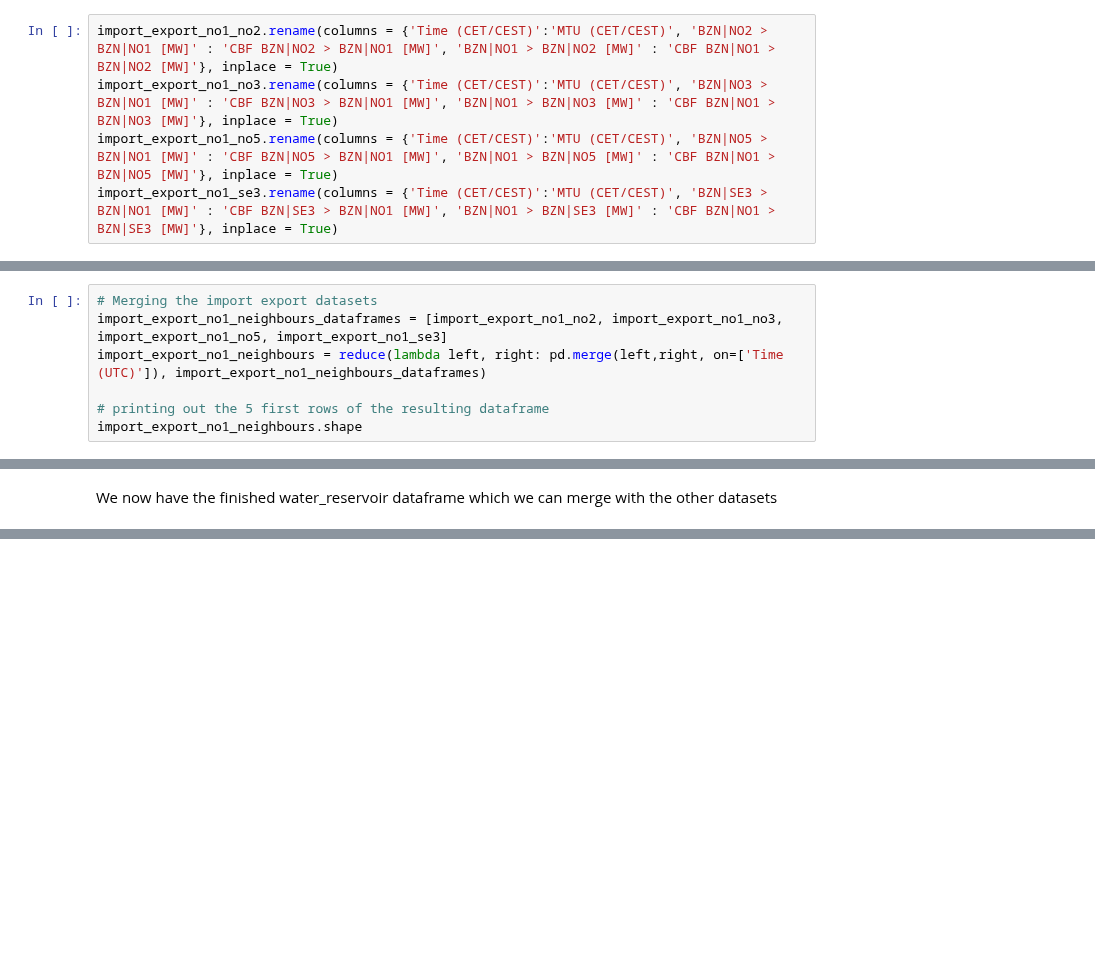
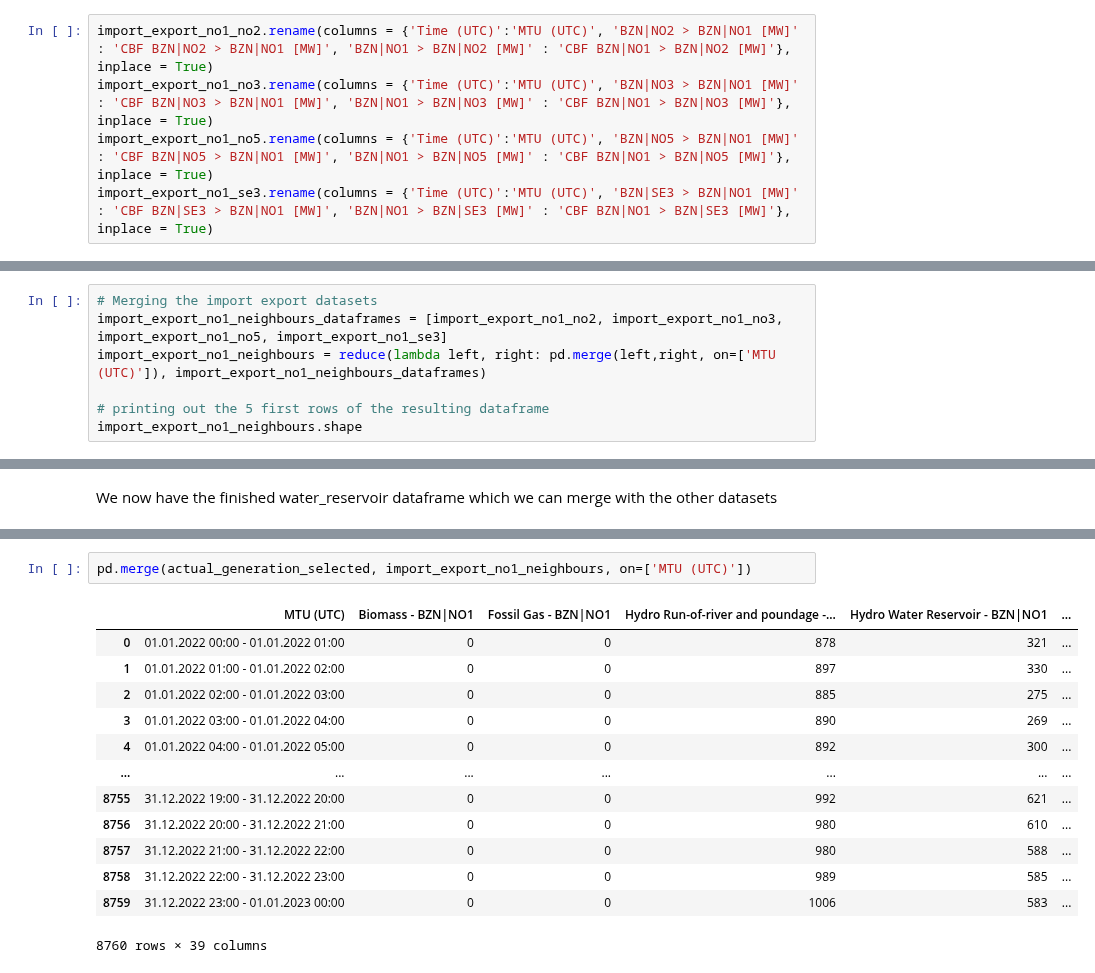
Before and after one commit to HIOF-Bachelor-Project-Group-7/Time-series-energy-price-prediction-bidding-zone-N01, a Jupyter notebook: code/Data aggregation of energy market bidding zone NO1.ipynb, the cells around one changed output, grey strips where cells are left out. Drawn from its saved outputs; the diff is of its cells as text; blank space fills up the shorter version.

```diff
--- a/code/Data aggregation of energy market bidding zone NO1.ipynb
+++ b/code/Data aggregation of energy market bidding zone NO1.ipynb
@@ -486,14 +511,14 @@ We see that the time column in the import export datasets is named "Time(CET/CES
 # %%
-import_export_no1_no2.rename(columns = {'Time (CET/CEST)':'MTU (CET/CEST)', 'BZN|NO2 > BZN|NO1 [MW]' : 'CBF BZN|NO2 > BZN|NO1 [MW]', 'BZN|NO1 > BZN|NO2 [MW]' : 'CBF BZN|NO1 > BZN|NO2 [MW]'}, inplace = True)
-import_export_no1_no3.rename(columns = {'Time (CET/CEST)':'MTU (CET/CEST)', 'BZN|NO3 > BZN|NO1 [MW]' : 'CBF BZN|NO3 > BZN|NO1 [MW]', 'BZN|NO1 > BZN|NO3 [MW]' : 'CBF BZN|NO1 > BZN|NO3 [MW]'}, inplace = True)
-import_export_no1_no5.rename(columns = {'Time (CET/CEST)':'MTU (CET/CEST)', 'BZN|NO5 > BZN|NO1 [MW]' : 'CBF BZN|NO5 > BZN|NO1 [MW]', 'BZN|NO1 > BZN|NO5 [MW]' : 'CBF BZN|NO1 > BZN|NO5 [MW]'}, inplace = True)
-import_export_no1_se3.rename(columns = {'Time (CET/CEST)':'MTU (CET/CEST)', 'BZN|SE3 > BZN|NO1 [MW]' : 'CBF BZN|SE3 > BZN|NO1 [MW]', 'BZN|NO1 > BZN|SE3 [MW]' : 'CBF BZN|NO1 > BZN|SE3 [MW]'}, inplace = True)
+import_export_no1_no2.rename(columns = {'Time (UTC)':'MTU (UTC)', 'BZN|NO2 > BZN|NO1 [MW]' : 'CBF BZN|NO2 > BZN|NO1 [MW]', 'BZN|NO1 > BZN|NO2 [MW]' : 'CBF BZN|NO1 > BZN|NO2 [MW]'}, inplace = True)
+import_export_no1_no3.rename(columns = {'Time (UTC)':'MTU (UTC)', 'BZN|NO3 > BZN|NO1 [MW]' : 'CBF BZN|NO3 > BZN|NO1 [MW]', 'BZN|NO1 > BZN|NO3 [MW]' : 'CBF BZN|NO1 > BZN|NO3 [MW]'}, inplace = True)
+import_export_no1_no5.rename(columns = {'Time (UTC)':'MTU (UTC)', 'BZN|NO5 > BZN|NO1 [MW]' : 'CBF BZN|NO5 > BZN|NO1 [MW]', 'BZN|NO1 > BZN|NO5 [MW]' : 'CBF BZN|NO1 > BZN|NO5 [MW]'}, inplace = True)
+import_export_no1_se3.rename(columns = {'Time (UTC)':'MTU (UTC)', 'BZN|SE3 > BZN|NO1 [MW]' : 'CBF BZN|SE3 > BZN|NO1 [MW]', 'BZN|NO1 > BZN|SE3 [MW]' : 'CBF BZN|NO1 > BZN|SE3 [MW]'}, inplace = True)
 # %% [markdown]
 Merging all dataframes for import and export
 # %%
 # Merging the import export datasets
 import_export_no1_neighbours_dataframes = [import_export_no1_no2, import_export_no1_no3, import_export_no1_no5, import_export_no1_se3]
-import_export_no1_neighbours = reduce(lambda left, right: pd.merge(left,right, on=['Time (UTC)']), import_export_no1_neighbours_dataframes)
+import_export_no1_neighbours = reduce(lambda left, right: pd.merge(left,right, on=['MTU (UTC)']), import_export_no1_neighbours_dataframes)
 
 # printing out the 5 first rows of the resulting dataframe
 import_export_no1_neighbours.shape
@@ -655,3 +830,19 @@ Now that we have aggregated each of the subdatasets, we can merge them together
+# %%
+pd.merge(actual_generation_selected, import_export_no1_neighbours, on=['MTU (UTC)'])
+# %% [output]
+|  | MTU (UTC) | Biomass - BZN|NO1 | Fossil Gas - BZN|NO1 | Hydro Run-of-river and poundage -... | Hydro Water Reservoir - BZN|NO1 | ... |
+| 0 | 01.01.2022 00:00 - 01.01.2022 01:00 | 0 | 0 | 878 | 321 | ... |
+| 1 | 01.01.2022 01:00 - 01.01.2022 02:00 | 0 | 0 | 897 | 330 | ... |
+| 2 | 01.01.2022 02:00 - 01.01.2022 03:00 | 0 | 0 | 885 | 275 | ... |
+| 3 | 01.01.2022 03:00 - 01.01.2022 04:00 | 0 | 0 | 890 | 269 | ... |
+| 4 | 01.01.2022 04:00 - 01.01.2022 05:00 | 0 | 0 | 892 | 300 | ... |
+| ... | ... | ... | ... | ... | ... | ... |
+| 8755 | 31.12.2022 19:00 - 31.12.2022 20:00 | 0 | 0 | 992 | 621 | ... |
+| 8756 | 31.12.2022 20:00 - 31.12.2022 21:00 | 0 | 0 | 980 | 610 | ... |
+| 8757 | 31.12.2022 21:00 - 31.12.2022 22:00 | 0 | 0 | 980 | 588 | ... |
+| 8758 | 31.12.2022 22:00 - 31.12.2022 23:00 | 0 | 0 | 989 | 585 | ... |
+| 8759 | 31.12.2022 23:00 - 01.01.2023 00:00 | 0 | 0 | 1006 | 583 | ... |
+8760 rows × 39 columns
 # %%
 # merging prices, loads, actual_generation_selected and
 # import_export_no1_neighbours dataframes on the date time
```
Also changed, not shown: parts of 43 cells of this notebook.
